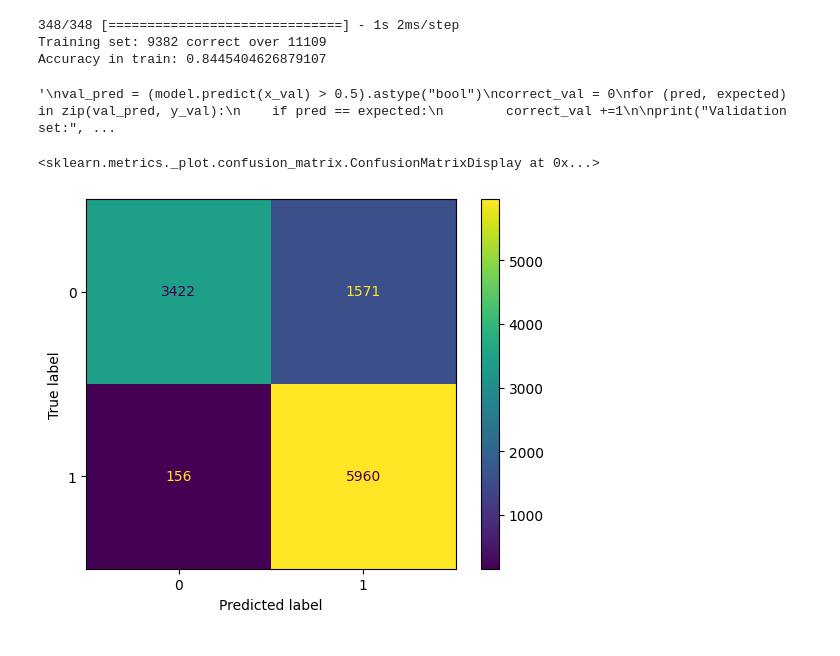
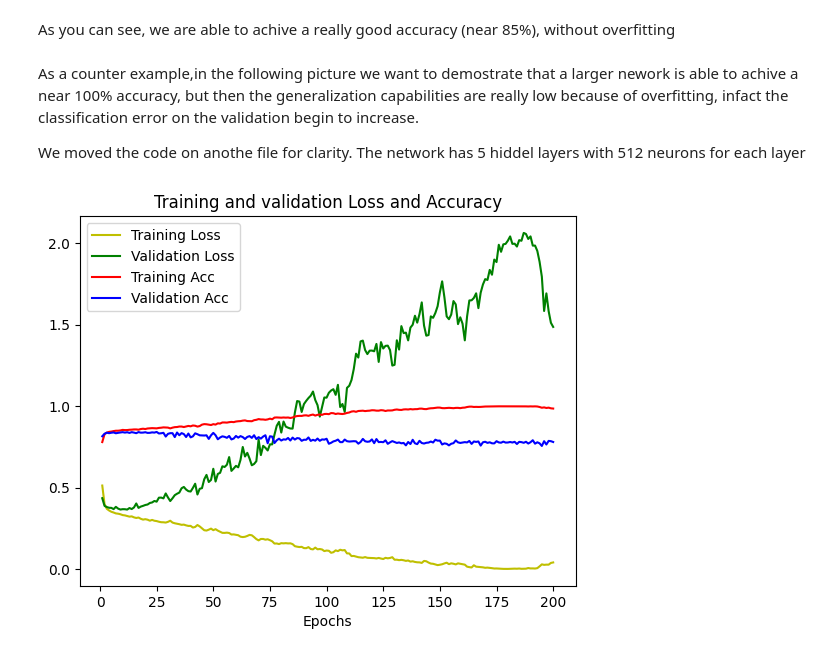
Before and after one commit to The-seven-dwarfs/DataMining-Group7, a Jupyter notebook: 3.x-Neural_network_classification.ipynb, the cells around one changed output. Cells and saved outputs as stored; diff of their text form; code cells hidden in the pictures.

Commit message:
improved neural network

```diff
--- a/3.x-Neural_network_classification.ipynb
+++ b/3.x-Neural_network_classification.ipynb
@@ -106,30 +128,15 @@ Epoch 200/200
-# %%
-train_pred = (model.predict(feature_matrix) > 0.5).astype("bool")
-correct_train = 0
-for (pred, expected) in zip(train_pred, target_array):
-    if pred == expected:
-        correct_train +=1
-print("Training set:", correct_train , "correct over", len(train_pred), "\nAccuracy in train:", correct_train/len(train_pred))
-
-'''
-val_pred = (model.predict(x_val) > 0.5).astype("bool")
-correct_val = 0
-for (pred, expected) in zip(val_pred, y_val):
-    if pred == expected:
-        correct_val +=1
-
-print("Validation set:", correct_val , "correct over", len(x_val), "\nAccuracy in validation:", correct_val/len(x_val))
-'''
-# %% [output]
-348/348 [==============================] - 1s 2ms/step
-Training set: 9382 correct over 11109
-Accuracy in train: 0.8445404626879107
-'\nval_pred = (model.predict(x_val) > 0.5).astype("bool")\ncorrect_val = 0\nfor (pred, expected) in zip(val_pred, y_val):\n    if pred == expected:\n        correct_val +=1\n\nprint("Validation set:", ...
-# %%
-from sklearn.metrics import confusion_matrix, ConfusionMatrixDisplay
-cm = confusion_matrix(target_array, train_pred)
-disp = ConfusionMatrixDisplay(cm)
-disp.plot()
-# %% [output]
-<sklearn.metrics._plot.confusion_matrix.ConfusionMatrixDisplay at 0x...>
-[figure, removed]
+# %% [markdown]
+As you can see, we are able to achive a really good accuracy (near 85%), without overfitting
+# %% [markdown]
+As a counter example,in the following picture we want to demostrate that a larger nework is able to achive a near 100% accuracy, but then the generalization capabilities are really low because of overfitting, infact the classification error on the validation begin to increase.
+
+We moved the code on anothe file for clarity. The network has 5 hiddel layers with 512 neurons for each layer
+# %%
+classification_utils.large_model_example(
+    feature_matrix_tr,
+    target_array_tr,
+    feature_matrix_vl,
+    target_array_vl
+    )
+# %% [output]
+[figure, added]
```
Also changed, not shown: parts of 12 cells of this notebook, 1 other file.
